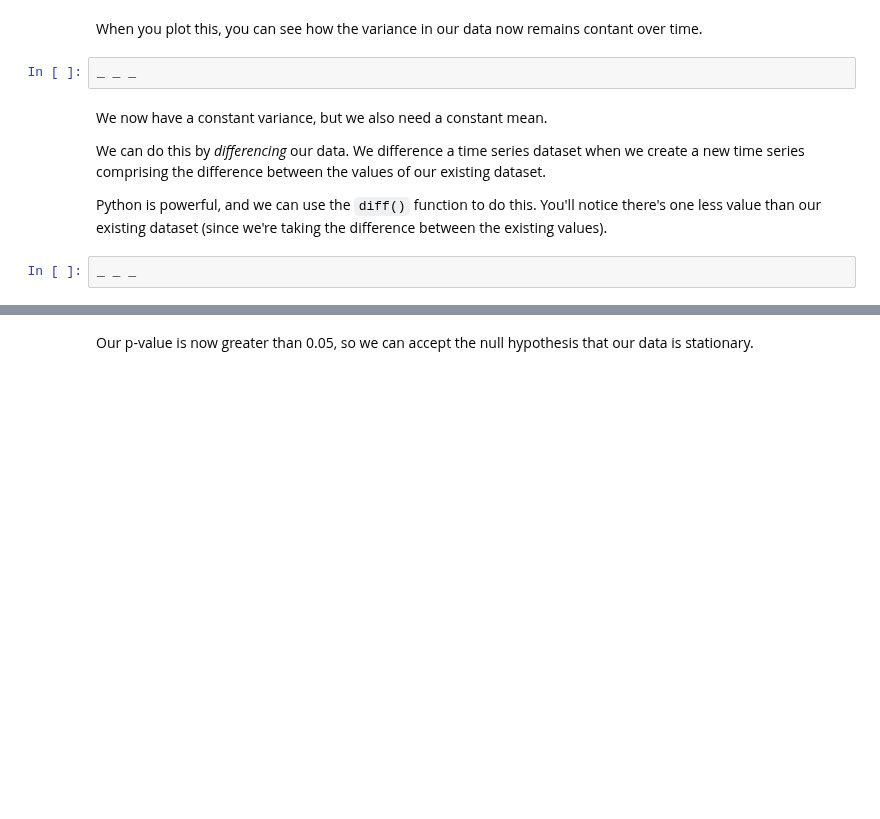
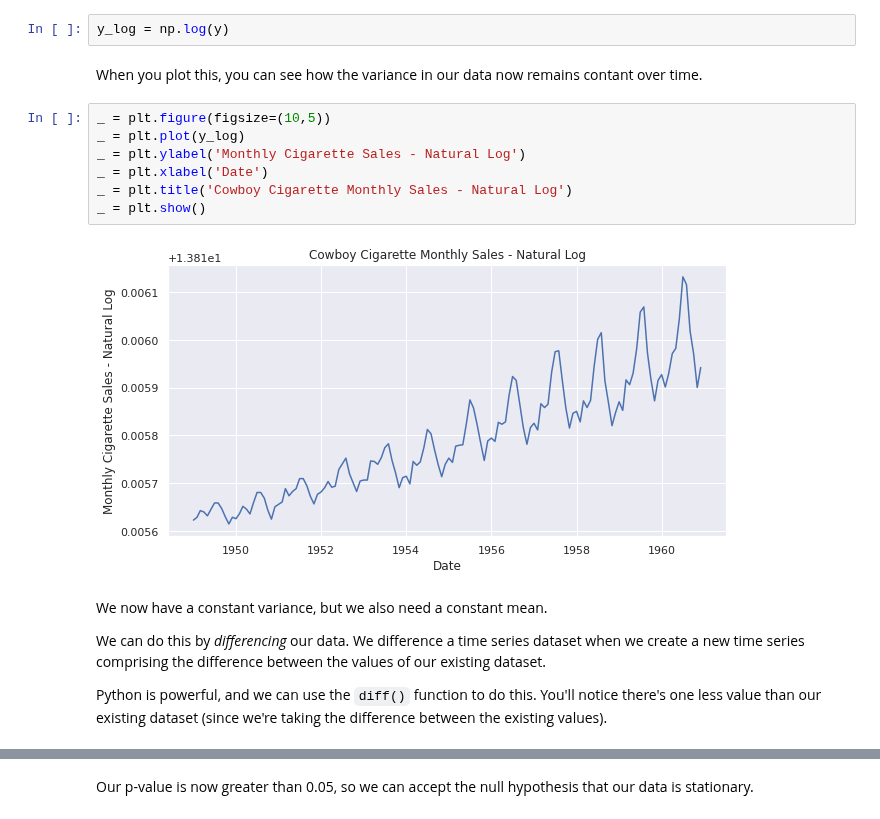
Before and after one commit to Dylan-C-Neal/Springboard-Data-Science-Career-Track, a Jupyter notebook: Cowboys&CigrettesCaseStudy/Cowboy Cigarettes Case Study - Tier 3.ipynb, the cells around one changed output, grey strips where cells are left out. Drawn from its saved outputs; the diff is of its cells as text; blank space fills up the shorter version.

Commit message:
Completed Cowboy Cigarette Case Study

```diff
--- a/Cowboys&CigrettesCaseStudy/Cowboy Cigarettes Case Study - Tier 3.ipynb
+++ b/Cowboys&CigrettesCaseStudy/Cowboy Cigarettes Case Study - Tier 3.ipynb
@@ -268,13 +284,20 @@ _ _ _
+# %%
+y_log = np.log(y)
 # %% [markdown]
 
 When you plot this, you can see how the variance in our data now remains contant over time.
-# %%
-_ _ _
+# %%
+_ = plt.figure(figsize=(10,5))
+_ = plt.plot(y_log)
+_ = plt.ylabel('Monthly Cigarette Sales - Natural Log')
+_ = plt.xlabel('Date')
+_ = plt.title('Cowboy Cigarette Monthly Sales - Natural Log')
+_ = plt.show()
+# %% [output]
+[figure, added]
 # %% [markdown]
 We now have a constant variance, but we also need a constant mean.
 
 We can do this by *differencing* our data. We difference a time series dataset when we create a new time series comprising the difference between the values of our existing dataset.
 
 Python is powerful, and we can use the `diff()` function to do this. You'll notice there's one less value than our existing dataset (since we're taking the difference between the existing values).
-# %%
-_ _ _
```
Also changed, not shown: parts of 24 cells of this notebook.
